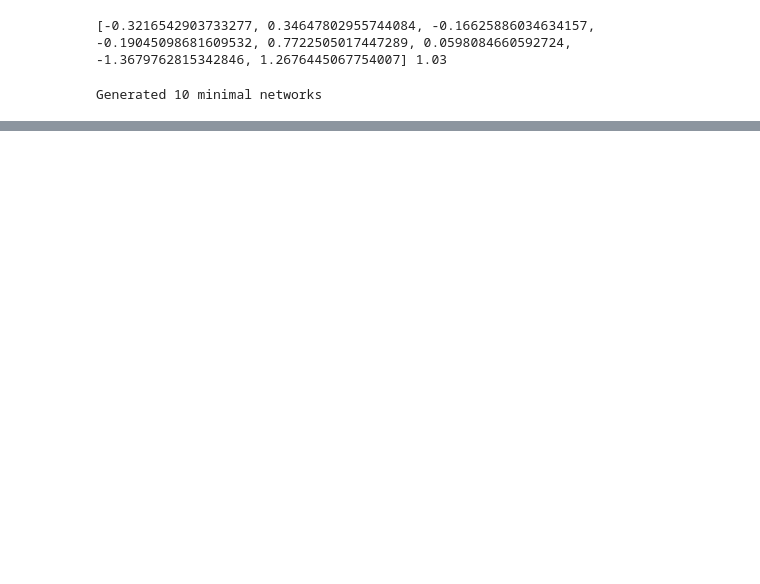
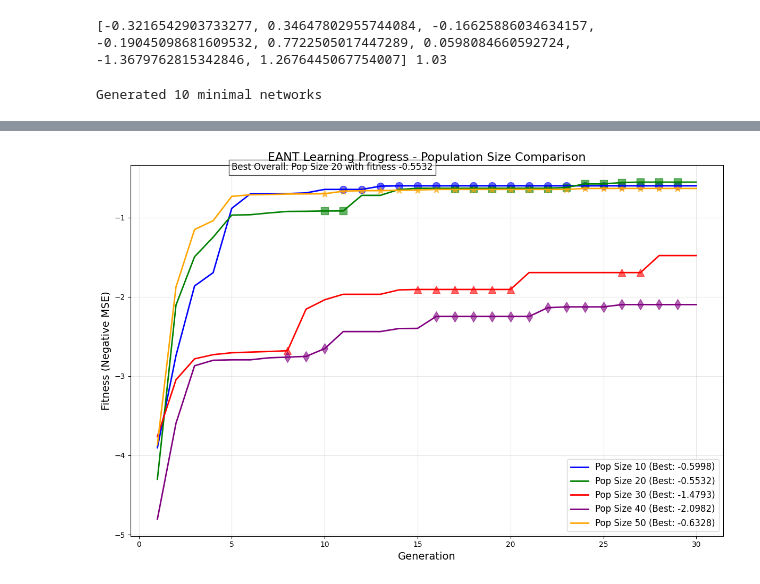
Before and after one commit to AiluriNarmadaReddy/EANT, a Jupyter notebook: main1.ipynb, the cells around one changed output, grey strips where cells are left out. Cells and saved outputs as stored; diff of their text form; code cells hidden in the pictures; blank space fills up the shorter version.

```diff
--- a/main1.ipynb
+++ b/main1.ipynb
@@ -129,0 +216,80 @@ if len(fitness_history) > eant.buffer_length:
+# %%
+# self.mutation_prob = 0.6
+# self.structural_mutation_prob = 0.6
+# self.structural_mutation_prob_start = 0.2
+
+# self.buffer_length = 5        # How many generations to look back
+# self.improvement_threshold = 0.2  # Minimum improvement required
+# self.fitness_history = []
+
+# Parameters for self-adaptive mutation
+# self.min_sigma = 0.01  # ε₀ value from equation 2.6
+# self.initial_sigma = 0.5
+import matplotlib.pyplot as plt
+import numpy as np
+
+# Create a single figure outside the loop
+plt.figure(figsize=(12, 8))
+
+# Define colors for different population sizes
+colors = ['blue', 'green', 'red', 'purple', 'orange']
+markers = ['o', 's', '^', 'd', '*']
+
+# List to store results for comparison
+results = []
+
+pop_sizes = [10, 20, 30, 40, 50]
+for i, pop_size in enumerate(pop_sizes):
+    eant = EANT(pop_size, len(X[0]), 1)
+    eant.evolve(X, y, 30)
+    fitness_history = eant.fitness_history
+    generations = list(range(1, len(fitness_history) + 1))
+
+    # Plot this population size with a unique color
+    plt.plot(generations, fitness_history, color=colors[i], linewidth=2,
+             label=f'Pop Size {pop_size} (Best: {eant.best_fitness:.4f})')
+
+    # Add exploration markers
+    if len(fitness_history) > eant.buffer_length:
+        exploration_gens = []
+        for j in range(eant.buffer_length, len(fitness_history)-1):
+            current = fitness_history[j]
+            previous = fitness_history[j-eant.buffer_length]
+            if current - previous < eant.improvement_threshold:
+                exploration_gens.append(j+1)  # +1 because generations are 1-indexed
+
+        if exploration_gens:
+            plt.scatter(exploration_gens, [fitness_history[j-1] for j in exploration_gens],
+                       color=colors[i], marker=markers[i], s=100, alpha=0.6)
+
+    # Store result for comparison
+    results.append({
+        'population_size': pop_size,
+        'best_fitness': eant.best_fitness
+    })
+
+# Add labels and title
+plt.xlabel('Generation', fontsize=14)
+plt.ylabel('Fitness (Negative MSE)', fontsize=14)
+plt.title('EANT Learning Progress - Population Size Comparison', fontsize=16)
+plt.grid(True, alpha=0.3)
+
+# Add legend
+plt.legend(fontsize=12, loc='lower right')
+
+# Add annotations for best fitness
+best_result = max(results, key=lambda x: x['best_fitness'])
+plt.text(5, -0.4, f"Best Overall: Pop Size {best_result['population_size']} with fitness {best_result['best_fitness']:.4f}",
+         fontsize=12, bbox=dict(facecolor='white', alpha=0.7))
+
+# Show plot
+plt.tight_layout()
+plt.savefig('population_size_comparison.png', dpi=300)
+plt.show()
+
+# Print results summary
+import pandas as pd
+results_df = pd.DataFrame(results)
+results_df = results_df.sort_values('best_fitness', ascending=False)
+print(results_df)
+# %% [output]
@@ -129,0 +330 @@ if len(fitness_history) > eant.buffer_length:
+[figure, added]
```
Also changed, not shown: parts of 11 cells of this notebook.
